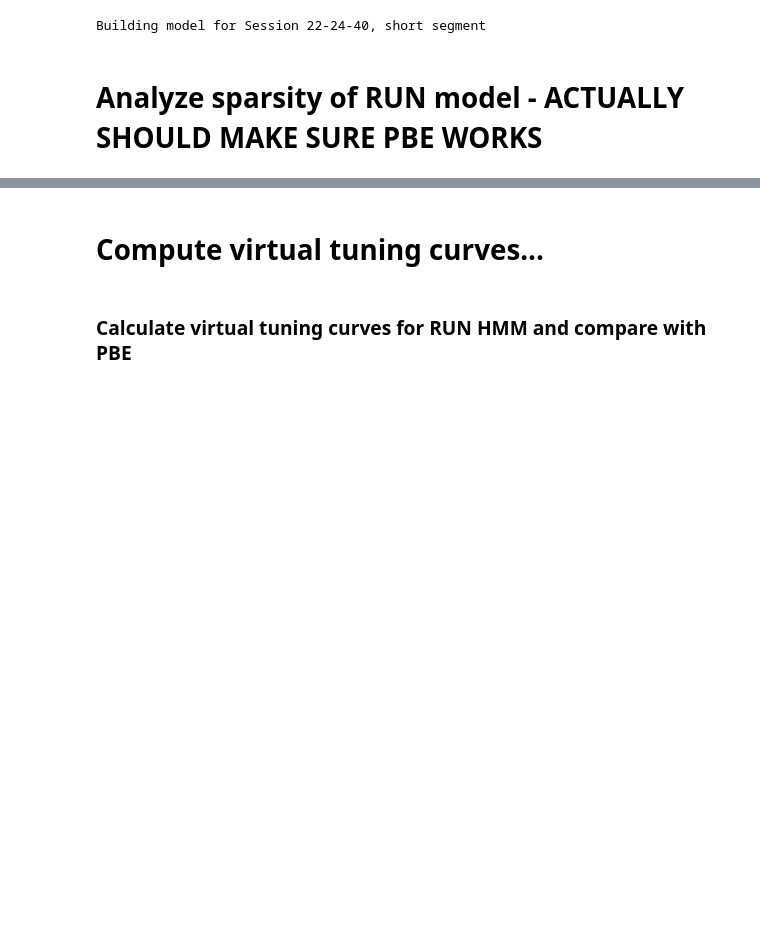
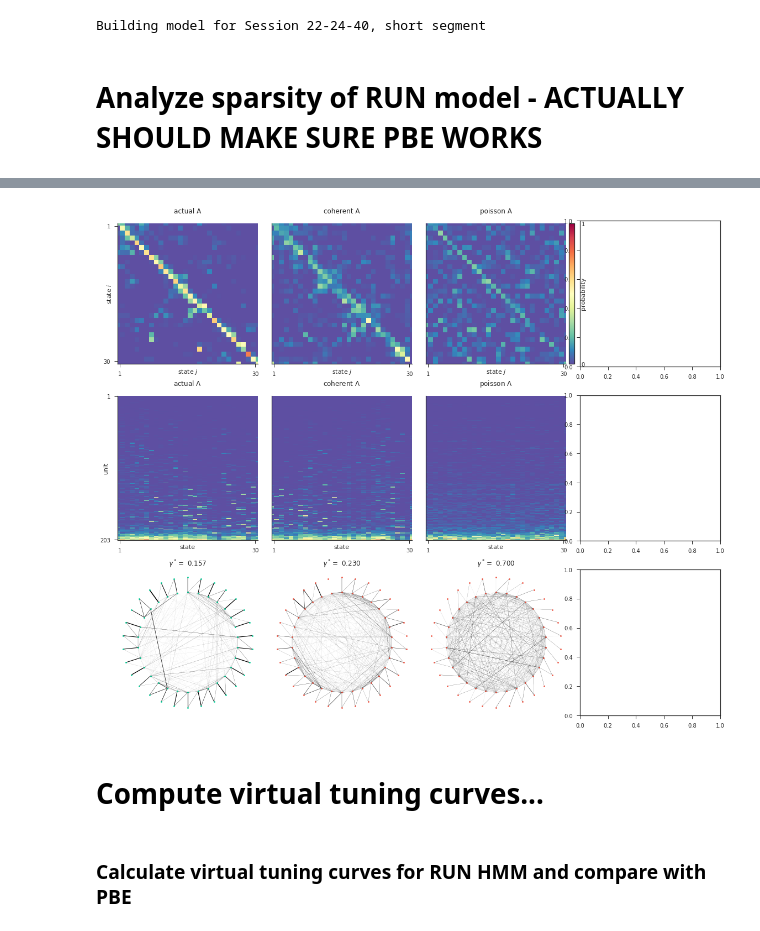
Before and after one commit to ckemere/CloudShuffles, a Jupyter notebook: Explore Latent RUN Space.ipynb, the cells around one changed output, grey strips where cells are left out. Saved outputs shown, nothing was run; the diff lists cells and outputs as text; code cells hidden in the pictures; blank space fills up the shorter version.

```diff
--- a/Explore Latent RUN Space.ipynb
+++ b/Explore Latent RUN Space.ipynb
@@ -497,54 +583,49 @@ def plot_lambda_gini_across_states(ax, hmms, n_max=5000, **fig_kws):
 # %%
-fig = plt.figure(1, figsize=(6, 6))
-# fig = plt.figure(1, figsize=(16, 14))
+import nelpy.plotting.graph as npx
+
+# fig = plt.figure(1, figsize=(6, 6))
+fig = plt.figure(1, figsize=(16, 14))
 
 lambda_order = np.argsort(hmms[0].hmm.means.sum(axis=0))
 # plt.matshow(hmm.means[:,no].T, cmap=plt.cm.Spectral_r)
 
 ## define the figure layout
 axes = figure_layout(fig)
 
 ## define figure parameters and color pallete
 text_kws = dict(ha="center", size=7)
 fig_kws = dict(text_kws=text_kws, cmap=plt.cm.Spectral_r)
 
 # ## plot the various panels
-plot_transmat(axes[0], hmm=hmms[0], title=hmms[0].label, cbar=True, **fig_kws)
-# plot_transmat(axes[1], hmm=hmms[1], title=hmms[1].label, cbar=False, ylabel=False, **fig_kws)
-plot_transmat(axes[1], hmm=hmms[2], title=hmms[2].label, cbar=False, ylabel=False, **fig_kws)
-plot_transmat(axes[2], hmm=hmms[3], title=hmms[3].label, cbar=False, ylabel=False, **fig_kws)
-# plot_transmat(axes[4], hmm=hmms[4], title=hmms[4].label, cbar=False, ylabel=False, **fig_kws)
-# plot_transmat(axes[5], hmm=hmms[5], title=hmms[5].label, cbar=True, ylabel=False, **fig_kws)
+plot_transmat(axes[0], hmm=hmms[0], title=hmms[0].label, cbar=False, **fig_kws)
+plot_transmat(axes[1], hmm=hmms[1], title=hmms[1].label, cbar=False, ylabel=False, **fig_kws)
+plot_transmat(axes[2], hmm=hmms[2], title=hmms[2].label, cbar=True, ylabel=False, **fig_kws)
 
 plot_sun_graph(axes[8], hmm=hmms[0], nc=npl.colors.sweet.green, **fig_kws)
-# plot_sun_graph(axes[7], hmm=hmms[1], nc=npl.colors.sweet.red, **fig_kws)
-plot_sun_graph(axes[9], hmm=hmms[2], nc=npl.colors.sweet.red, **fig_kws)
-plot_sun_graph(axes[10], hmm=hmms[3], nc=npl.colors.sweet.blue, **fig_kws)
-# plot_sun_graph(axes[10], hmm=hmms[4], nc=npl.colors.sweet.purple, **fig_kws)
-# plot_sun_graph(axes[11], hmm=hmms[5], nc=npl.colors.sweet.maroon, **fig_kws)
+plot_sun_graph(axes[9], hmm=hmms[1], nc=npl.colors.sweet.red, **fig_kws)
+plot_sun_graph(axes[10], hmm=hmms[2], nc=npl.colors.sweet.red, **fig_kws)
 
 plot_lambda(axes[4], hmm=hmms[0], title=hmms[0].label, cbar=False, lo=lambda_order, **fig_kws)
-# plot_lambda(axes[13], hmm=hmms[1], title=hmms[1].label, ylabel=False, cbar=False,**fig_kws)
-plot_lambda(axes[5], hmm=hmms[2], title=hmms[2].label, ylabel=False, lo=lambda_order, cbar=False,**fig_kws)
-plot_lambda(axes[6], hmm=hmms[3], title=hmms[3].label, ylabel=False, lo=lambda_order, cbar=False,**fig_kws)
-# plot_lambda(axes[16], hmm=hmms[4], title=hmms[4].label, ylabel=False, cbar=False, **fig_kws)
-# plot_lambda(axes[17], hmm=hmms[5], title=hmms[5].label, ylabel=False, cbar=False, **fig_kws)
+plot_lambda(axes[5], hmm=hmms[1], title=hmms[1].label, ylabel=False, lo=lambda_order, cbar=False,**fig_kws)
+plot_lambda(axes[6], hmm=hmms[2], title=hmms[2].label, ylabel=False, lo=lambda_order, cbar=False,**fig_kws)
 
-plot_transmat_gini_departure(axes[3], [hmms[0], hmms[2], hmms[3]], **fig_kws)
-# plot_transmat_gini_arrival(axes[19], hmms, **fig_kws)
-plot_lambda_gini_across_states(axes[7], [hmms[0], hmms[2], hmms[3]], **fig_kws)
-# plot_gini_lambda(axes[7], [hmms[0], hmms[2], hmms[3]], **fig_kws)
-plot_bottleneck(axes[11], [hmms[0], hmms[2], hmms[3]], **fig_kws)
+# plot_transmat_gini_departure(axes[3], [hmms[0], hmms[1], hmms[2]], **fig_kws)
+# # plot_transmat_gini_arrival(axes[19], hmms, **fig_kws)
+# plot_lambda_gini_across_states(axes[7], [hmms[0], hmms[1], hmms[2]], **fig_kws)
+# # plot_gini_lambda(axes[7], [hmms[0], hmms[2], hmms[3]], **fig_kws)
+# plot_bottleneck(axes[11], [hmms[0], hmms[1], hmms[2]], **fig_kws)
 
 # plot_obsmat(axes[1], **fig_kws)
 
 # ## label the panels
 # label_panels(fig, size=18)
 
 fig.tight_layout(h_pad=.5, w_pad=0.75, rect=[0, .05, 1, 1])
 # fig.tight_layout()
 
 # npl.savefig('b_sparsity', formats=['pdf', 'png', 'svg'])
+# %% [output]
+[figure, added]
 # %% [markdown]
 # Compute virtual tuning curves...
 # %%
```
Also changed, not shown: parts of 5 cells of this notebook, 1 other file.
